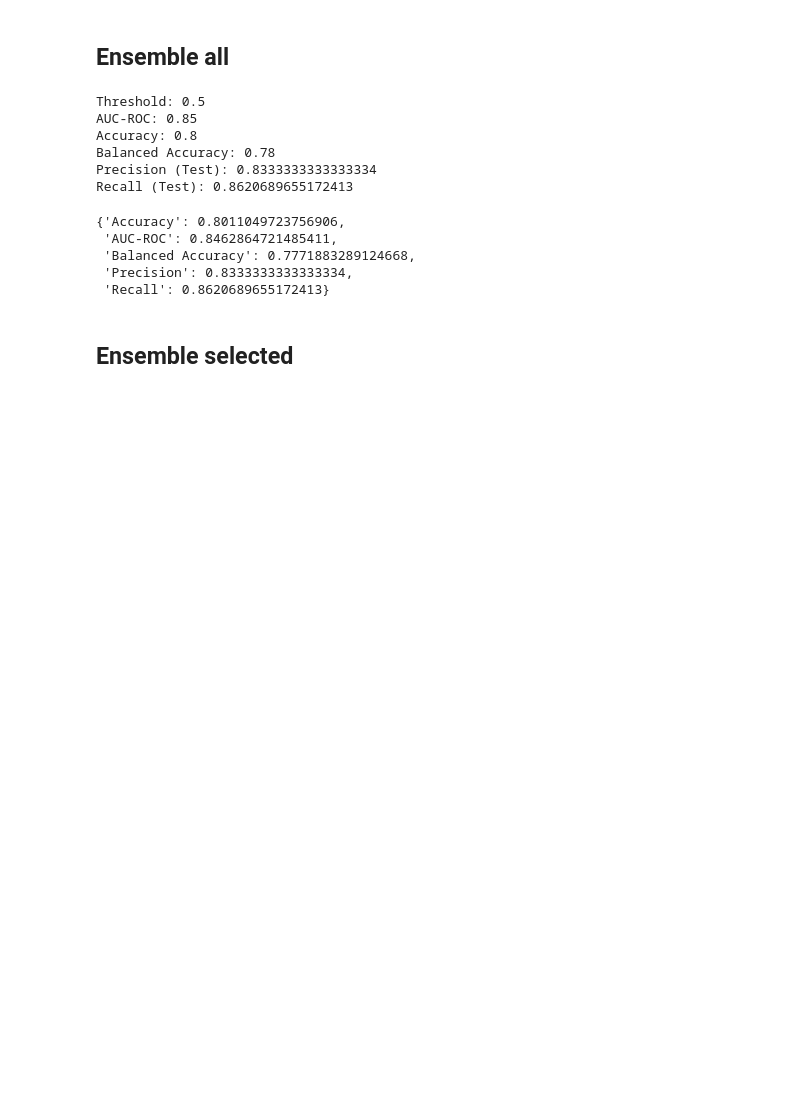
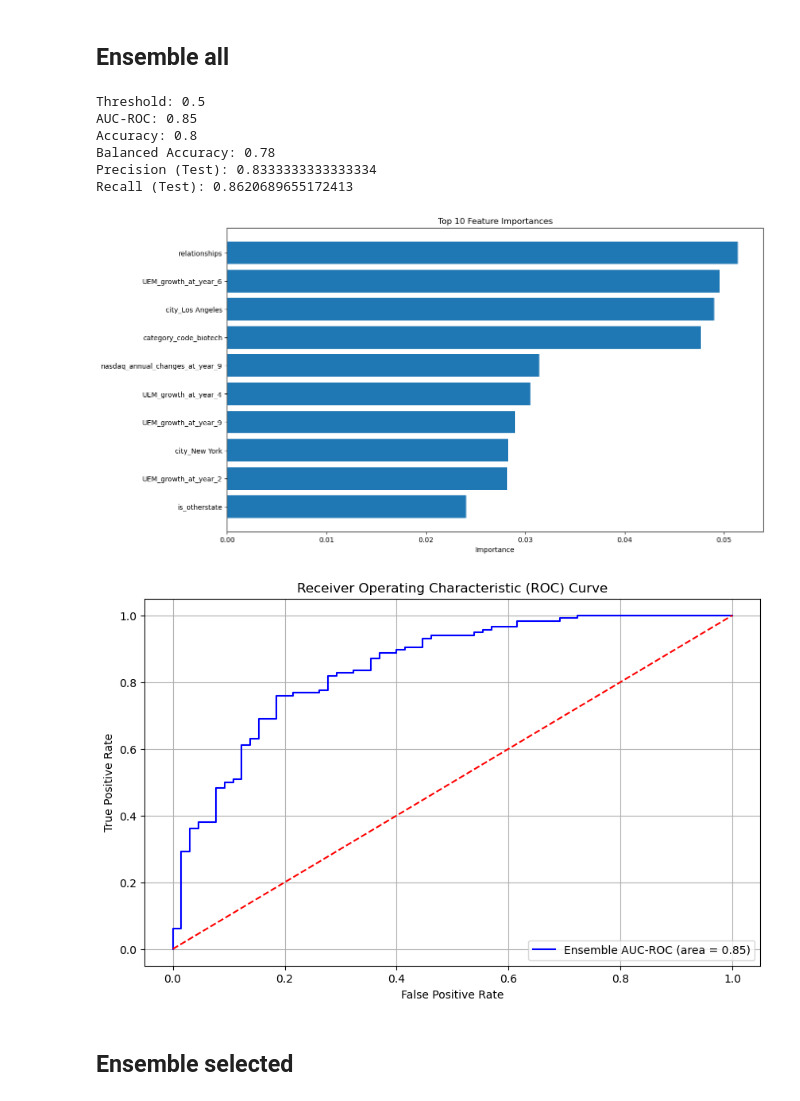
Before and after one commit to MayaVB/Applied_DS_Project, a Jupyter notebook: notebooks/main.ipynb, the cells around one changed output. Drawn from its saved outputs; the diff is of its cells as text; code cells hidden in the pictures; blank space fills up the shorter version.

```diff
--- a/notebooks/main.ipynb
+++ b/notebooks/main.ipynb
@@ -226,32 +229,29 @@ Mean Cross-Validation Kappa: 0.36
 # %%
 # Stack the predictions into a matrix
 predictions = np.vstack((xgb_pred, rf_pred, svm_pred, dt_pred)).T
 
 # Majority voting
 ensemble_pred, _ = mode(predictions, axis=1)
 ensemble_pred = ensemble_pred.ravel()
 
 # Combine probabilities (e.g., by averaging them)
 ensemble_prob = (xgb_prob + rf_prob + svm_prob + dt_prob) / 4
 
 # Evaluate the ensemble model
 evaluate_model(y_test, ensemble_pred, ensemble_prob, threshold=0.5)
 
 # Plot feature importances and AUC-ROC curves
-# plot_feature_importances(xgb_clf, feature_names=X.columns, num_of_features=10)
-# plot_auc_roc_curve(y_test, ensemble_prob, model_name='Ensemble')
+plot_feature_importances(xgb_clf, feature_names=X.columns, num_of_features=10)
+plot_auc_roc_curve(y_test, ensemble_prob, model_name='Ensemble')
 # %% [output]
 Threshold: 0.5
 AUC-ROC: 0.85
 Accuracy: 0.8
 Balanced Accuracy: 0.78
 Precision (Test): 0.8333333333333334
 Recall (Test): 0.8620689655172413
-{'Accuracy': 0.8011049723756906,
- 'AUC-ROC': 0.8462864721485411,
- 'Balanced Accuracy': 0.7771883289124668,
- 'Precision': 0.8333333333333334,
- 'Recall': 0.8620689655172413}
+[figure, added]
+[figure, added]
 # %% [markdown]
 ## Ensemble selected
 # %%
```
Also changed, not shown: parts of 5 cells of this notebook, 1 other file.
